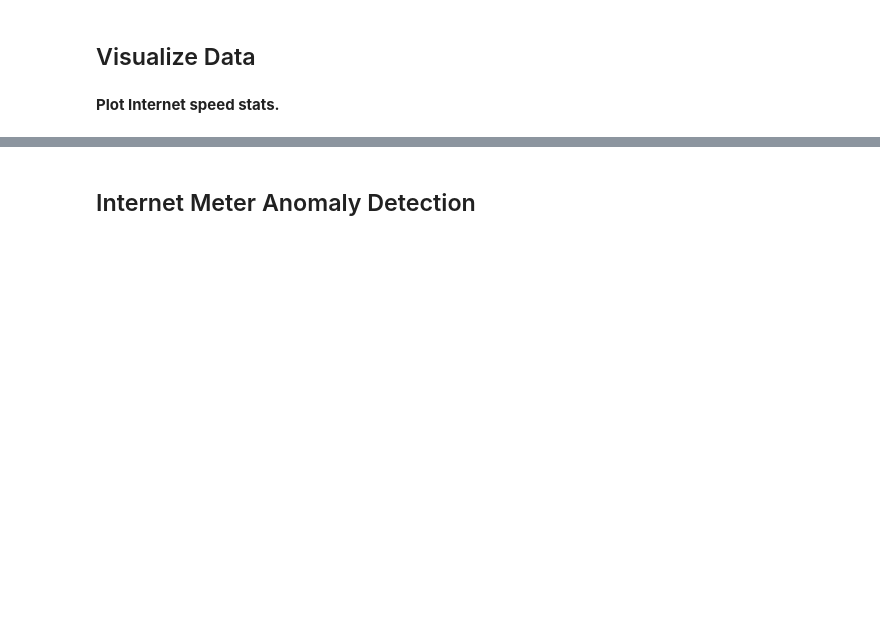
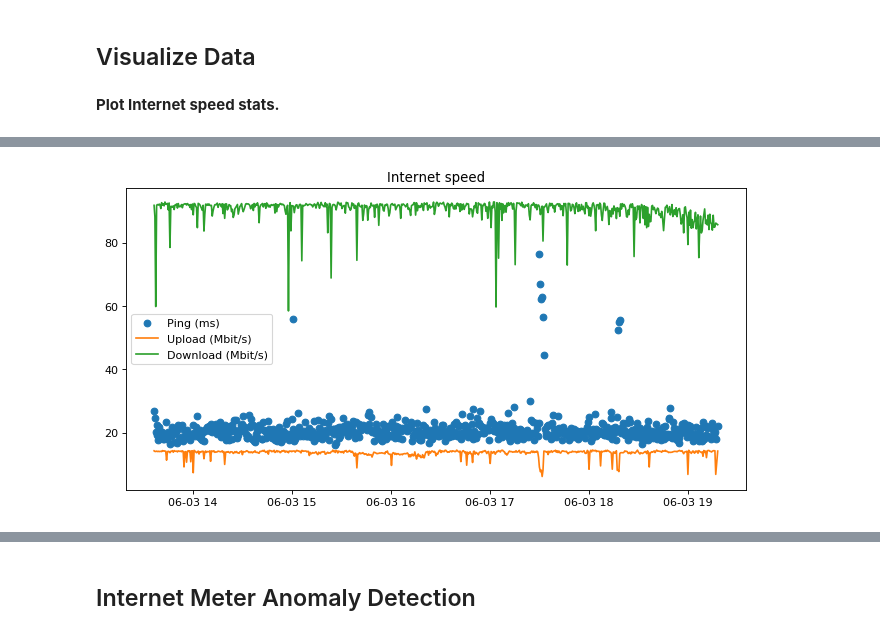
Before and after one commit to icta-tecaji/python-data-analysis-public, a Jupyter notebook: teden_08/08_teden_obdelava_podatkov_2_del_clean.ipynb, the cells around one changed output, grey strips where cells are left out. Saved outputs shown, nothing was run; the diff lists cells and outputs as text; code cells hidden in the pictures; blank space fills up the shorter version.

```diff
--- a/teden_08/08_teden_obdelava_podatkov_2_del_clean.ipynb
+++ b/teden_08/08_teden_obdelava_podatkov_2_del_clean.ipynb
@@ -69,0 +457,15 @@ import matplotlib.pyplot as plt
+# %%
+plt.figure(figsize=(10,5), dpi=80)
+
+t = pd.to_datetime(df_clean['Time'])
+
+plt.plot(t, df_clean['Ping (ms)'],'o',label='Ping (ms)')
+plt.plot(t, df_clean['Upload (Mbit/s)'], label='Upload (Mbit/s)')
+plt.plot(t, df_clean['Download (Mbit/s)'], label='Download (Mbit/s)')
+
+plt.title('Internet speed')
+
+plt.legend()
+plt.show()
+# %% [output]
+[figure, added]
```
Also changed, not shown: parts of 87 cells of this notebook.
